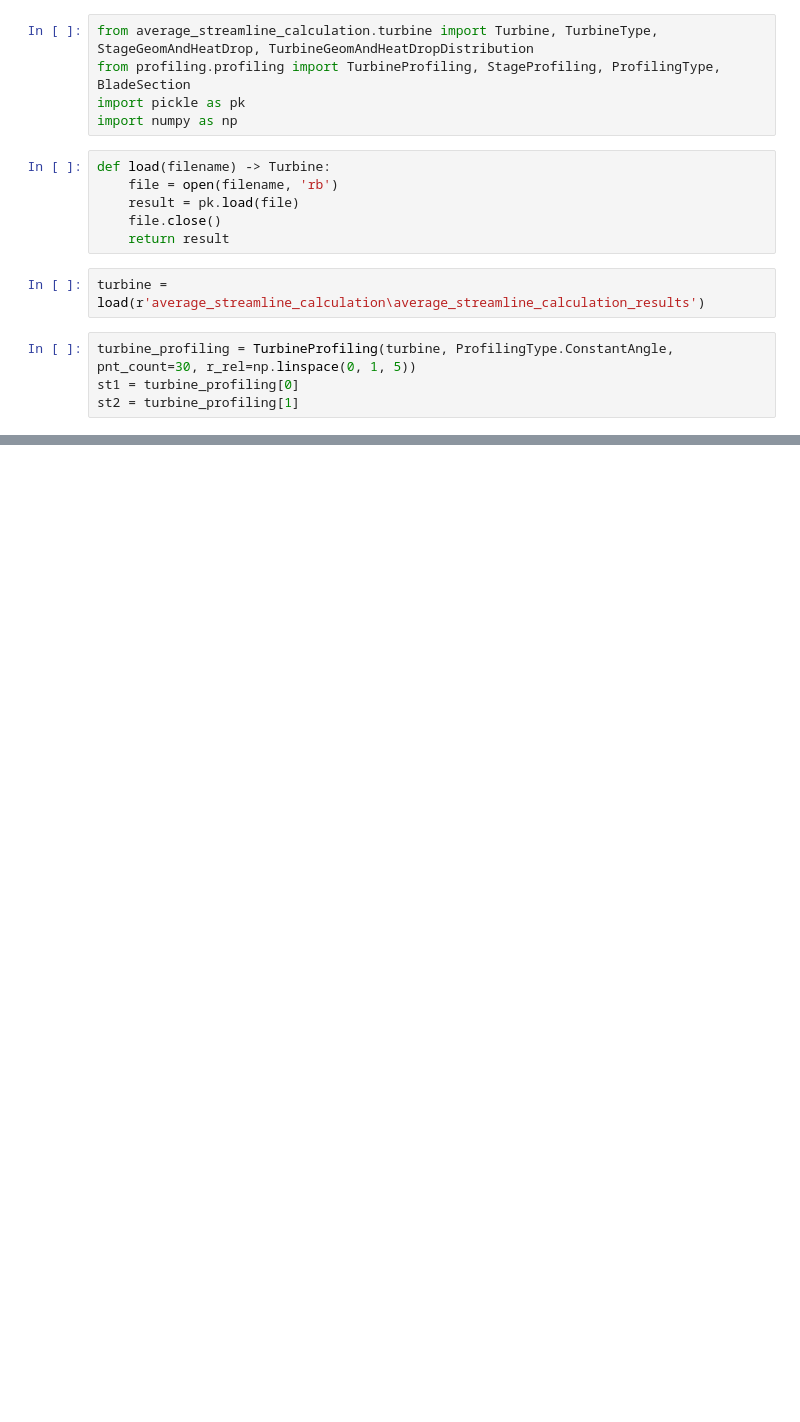
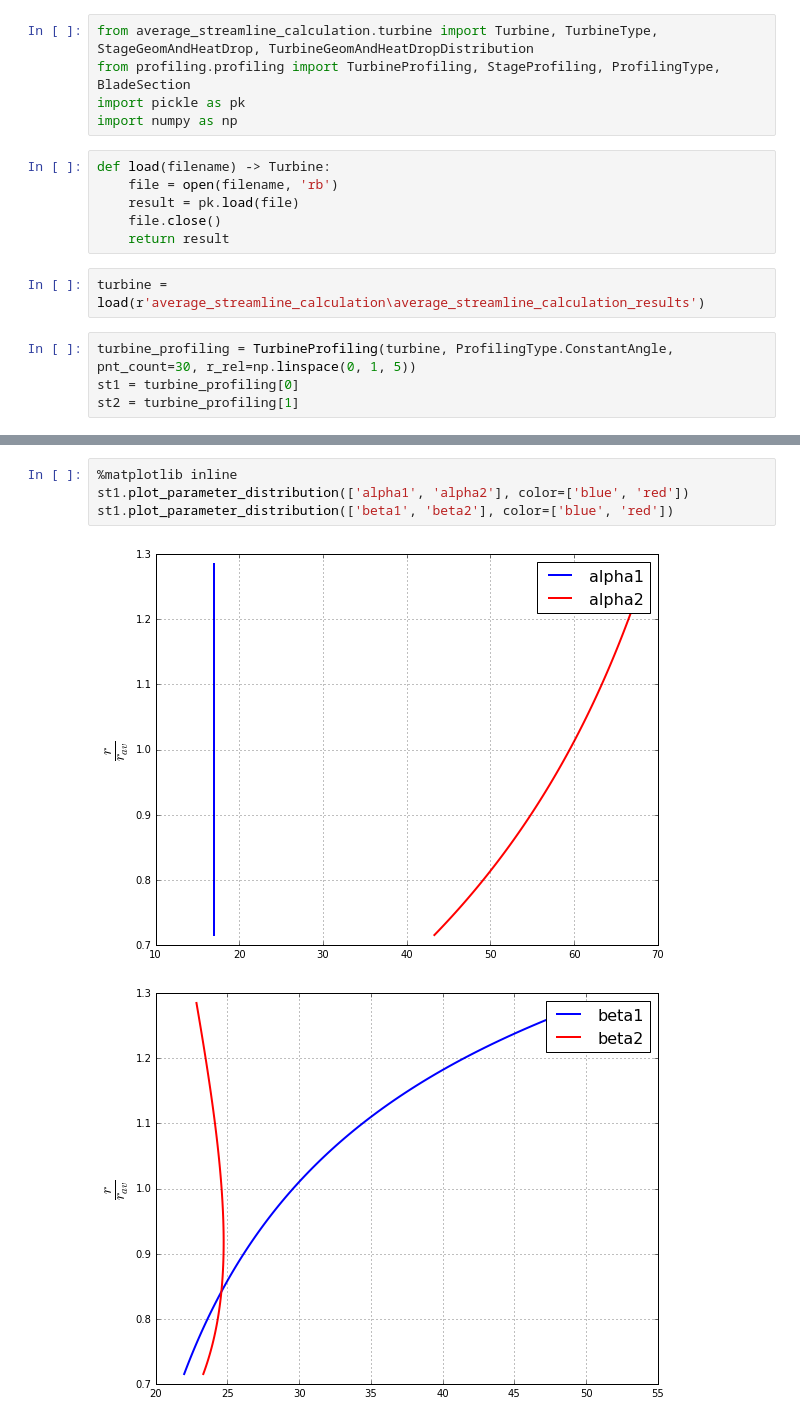
Before and after one commit to las-palmas1/turbine_calculation, a Jupyter notebook: profiling.ipynb, the cells around one changed output, grey strips where cells are left out. Saved outputs shown, nothing was run; the diff lists cells and outputs as text; blank space fills up the shorter version.

```diff
--- a/profiling.ipynb
+++ b/profiling.ipynb
@@ -71,0 +63,7 @@ st2.plot_parameter_distribution('gamma1_k_sa')
+# %%
+%matplotlib inline
+st1.plot_parameter_distribution(['alpha1', 'alpha2'], color=['blue', 'red'])
+st1.plot_parameter_distribution(['beta1', 'beta2'], color=['blue', 'red'])
+# %% [output]
+[figure, added]
+[figure, added]
```
Also changed, not shown: parts of 4 cells of this notebook, 1 other file.
